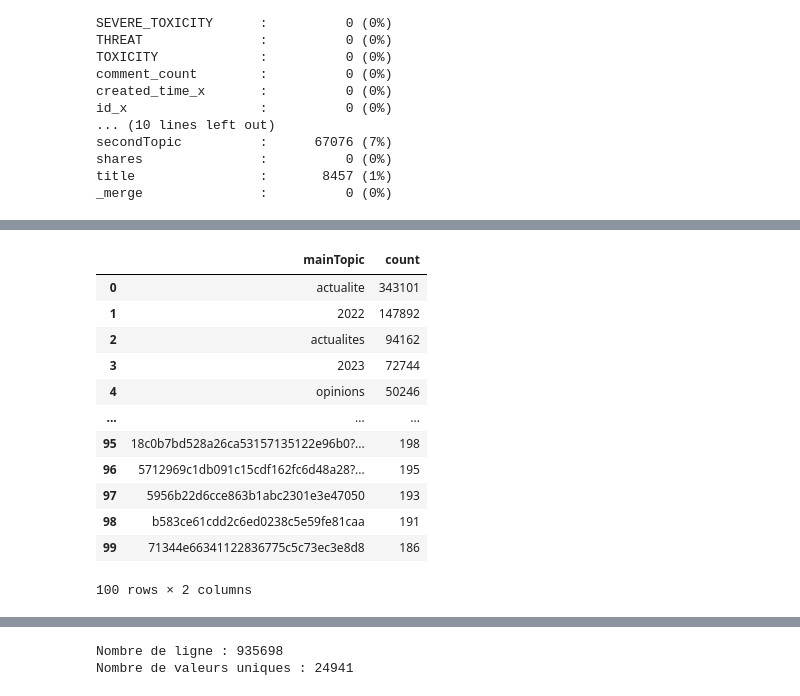
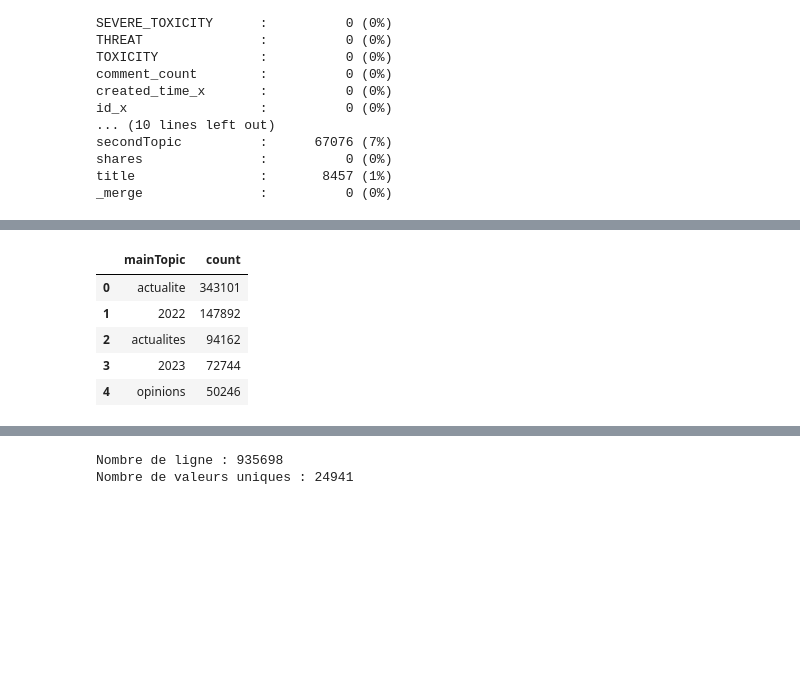
Before and after one commit to caseguin/GLO-7027, a Jupyter notebook: projet_eda.ipynb, the cells around one changed output, grey strips where cells are left out. Cells and saved outputs as stored; diff of their text form; code cells hidden in the pictures; blank space fills up the shorter version.

```diff
--- a/projet_eda.ipynb
+++ b/projet_eda.ipynb
@@ -170,37 +184,30 @@ plt.show()
 # %%
 #====== Attributs catégoriques ======#
 
 #       ['attachments.data', 'message_x', 'message_y', 'mainTopic, 'secondTopic', 'title']
 #   - Extraire l'info de attachments.data
 #   - Renommer message_x : message_commentaire, message_y : message_post
 #   - Graph histogramme avec les top 20 'mainTopic, 'secondTopic'
 
 #   - mettre les phrase en liste de mots et comptabiliser les mots qui ressort le plus : 'message_x', 'message_y', 'title'
 #   - Voir graph avec plein de mots
 
-top_maintopic = df_merge.groupby('mainTopic').size().to_frame('count').sort_values(by=['count'], ascending=False).reset_index()
-top_maintopic.loc[top_maintopic.index < 100]
-
-
+maintopic = df_merge.groupby('mainTopic').size().to_frame('count').sort_values(by=['count'], ascending=False).reset_index()
+top_maintopic = maintopic.loc[maintopic.index < 100]
+top_maintopic.to_excel('top_maintopic.xlsx')
+top_maintopic.head()
 
 # figure, axis = plt.subplots(2,2, figsize=(8,8))
 
 # axis[0,0].hist(top_maintopic[['count']], bins=50)
 
 # figure.tight_layout()
 # plt.show()
 # %% [output]
 |  | mainTopic | count |
 | 0 | actualite | 343101 |
 | 1 | 2022 | 147892 |
 | 2 | actualites | 94162 |
 | 3 | 2023 | 72744 |
 | 4 | opinions | 50246 |
-| ... | ... | ... |
-| 95 | 18c0b7bd528a26ca53157135122e96b0?... | 198 |
-| 96 | 5712969c1db091c15cdf162fc6d48a28?... | 195 |
-| 97 | 5956b22d6cce863b1abc2301e3e47050 | 193 |
-| 98 | b583ce61cdd2c6ed0238c5e59fe81caa | 191 |
-| 99 | 71344e66341122836775c5c73ec3e8d8 | 186 |
-100 rows × 2 columns
 # %%
```
Also changed, not shown: parts of 19 cells of this notebook, 1 other file.
